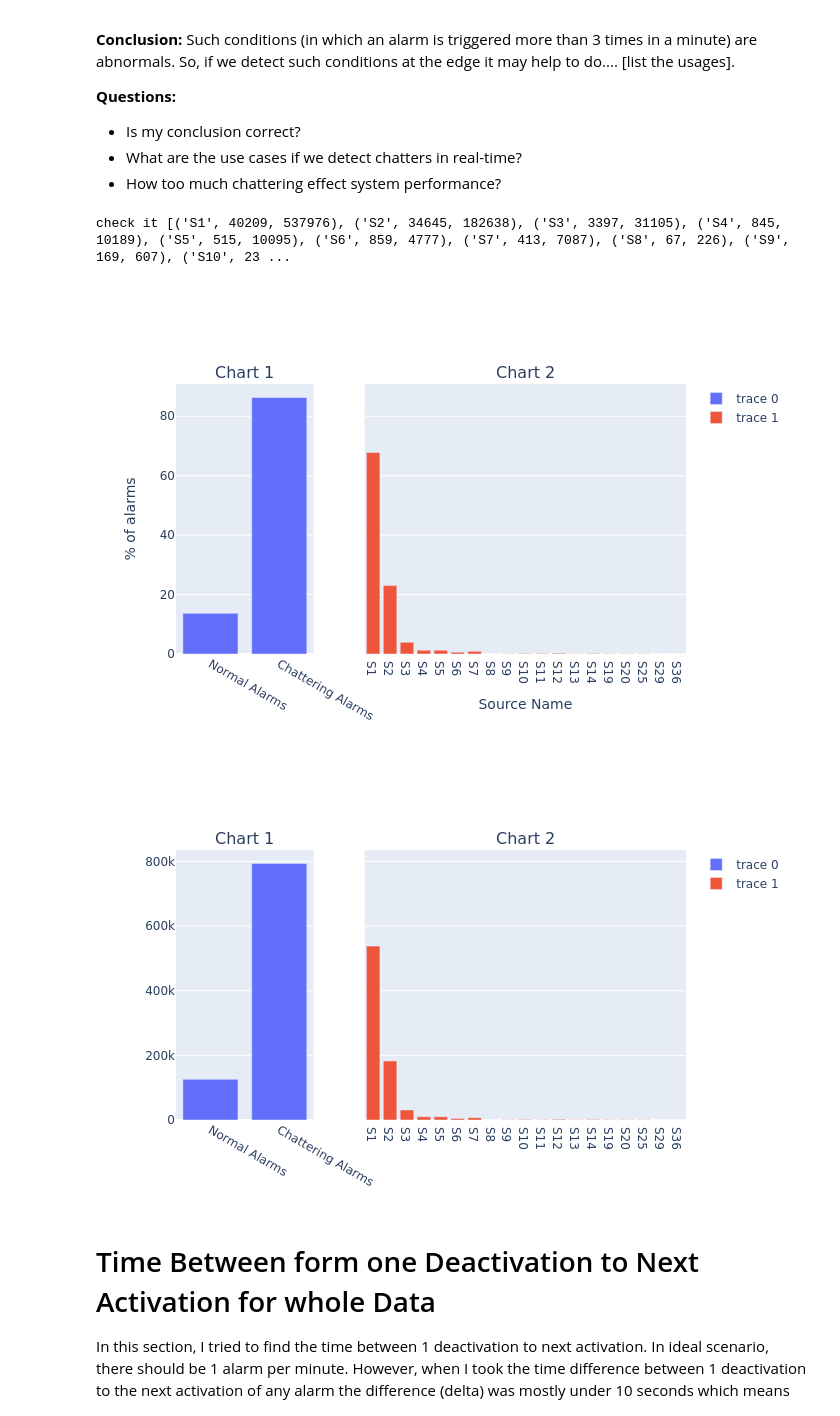
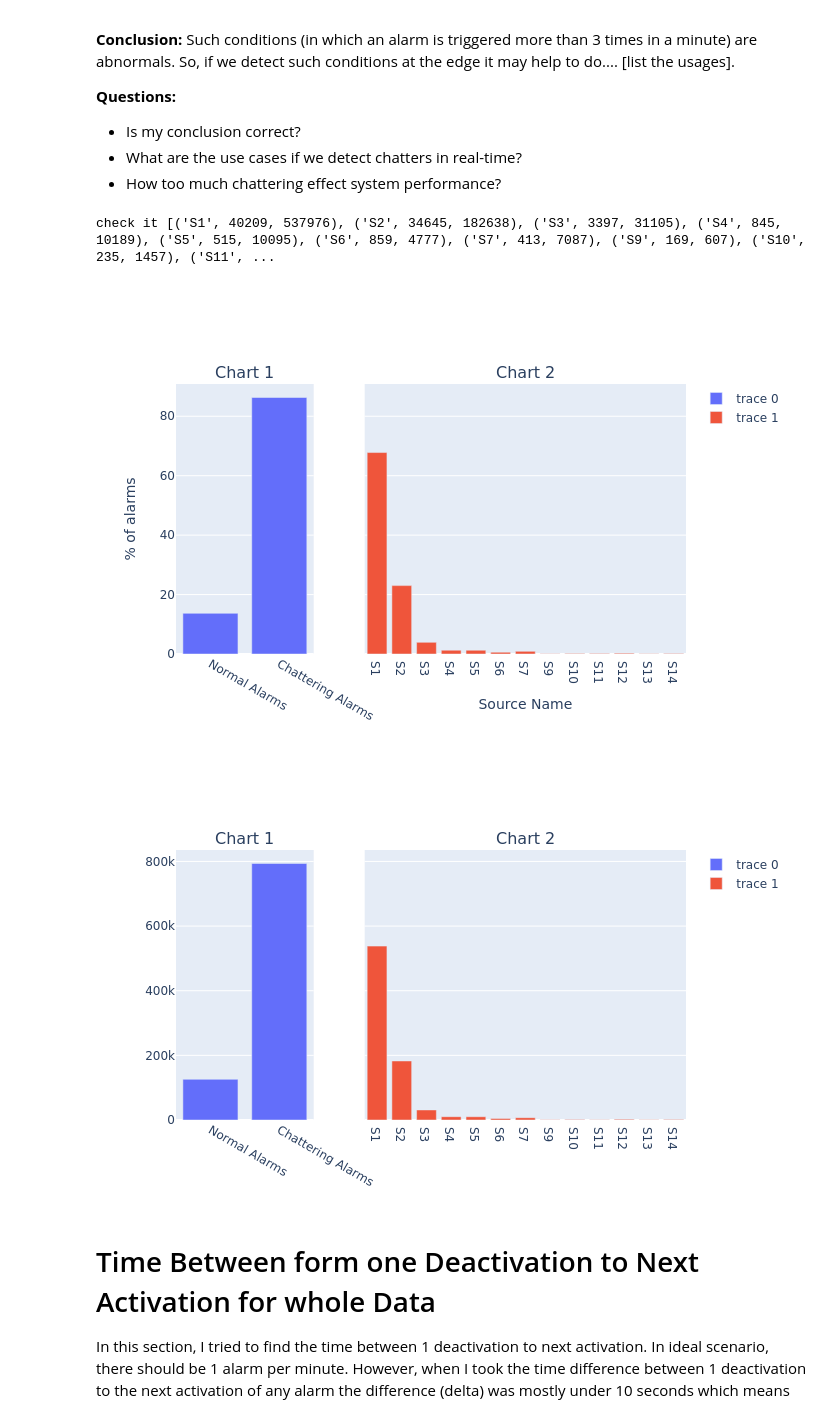
Before and after one commit to warisgill/tupras-analysis, a Jupyter notebook: new-alarm/analysis.ipynb, the cells around one changed output. Saved outputs shown, nothing was run; the diff lists cells and outputs as text; code cells hidden in the pictures.

Commit message:
optimized and refactored the chattering function

```diff
--- a/new-alarm/analysis.ipynb
+++ b/new-alarm/analysis.ipynb
@@ -19,6 +19,7 @@ input_fname = "formatted-pre-2-haziran2019.csv"
 include_iops = True
 num_top_sensors = 15 # include the sensors top x sensors which trigger most alarms
 num_top_conditions = 10
+chatter_filter = 100 # only consider those sources in which chattering happend more than these many times
 # %%
 path = "./data/new/"
 df = pd.read_csv(path + input_fname,low_memory=False, parse_dates = ["StartTime", "EndTime"])
@@ -186,12 +187,12 @@ fig.show(renderer="png")
 # %% [output]
 [figure]
 # %%
-sources = {} # contains each unique sourcename as key and corresponding alarms in a list
-for sname in df["SourceName"].unique():
-    sources[sname] =  []
-temp_dict = None
-for i in range(df.shape[0]):
-    temp_dict = {}
-    for key in df.columns:
-        temp_dict[key] = df[key][i]
-    sources[df["SourceName"][i]].append(temp_dict)
+# sources = {} # contains each unique sourcename as key and corresponding alarms in a list
+# for sname in df["SourceName"].unique():
+#     sources[sname] =  []
+# temp_dict = None
+# for i in range(df.shape[0]):
+#     temp_dict = {}
+#     for key in df.columns:
+#         temp_dict[key] = df[key][i]
+#     sources[df["SourceName"][i]].append(temp_dict)
@@ -211,71 +215,60 @@ If an alarm from the same source is triggered 3 times or less then such situatio
 x_axis = []
 y_axis = []
 chatters = []
-snames = list(sources.keys())
-
-total_chatters_in_data = 0
 total_alarms_in_all_chatters = 0
 
-for sname in snames:
-    chats, total_counts, alarms_count = findChatterings(sources[sname])
-    chatters.append((sname,total_counts, alarms_count))
-    total_chatters_in_data += total_counts
-    total_alarms_in_all_chatters += alarms_count
-# chatters = [t for t in sorted(chatters,key=lambda arg: arg[1], reverse=False)]
-# alarms = [alarm for alarm in sorted(alarms, key=lambda arg: arg["StartTime"], reverse=False)]
-# print(chatters)
 
-chatters = list(filter(lambda arg: arg[1]>30, chatters)) # alarms which chattered more than 100 times
+for sname in df["SourceName"].unique():
+    s_alarms =  df.loc[df['SourceName'].isin([sname])]
+    s_alarms = s_alarms.to_dict(orient="records")
+    chats = findChatterings(s_alarms)
+    chatters.append((sname, len(chats.keys()), sum([d["count"] for d in chats.values()])))
+    total_alarms_in_all_chatters += sum([d["count"] for d in chats.values()])
+
+chatters = list(filter(lambda arg: arg[1]>chatter_filter, chatters)) # alarms which chattered more than chatter_filter times
 print("check it",chatters)
 
 
+# Graph of Percentage
 fig = make_subplots(rows=1, cols=2, column_widths=[0.3, 0.7], shared_yaxes=True,subplot_titles=("Chart 1", "Chart 2"))
-
 x_axis = ["Normal Alarms", "Chattering Alarms"]
 y_axis = [df.shape[0]-total_alarms_in_all_chatters ,total_alarms_in_all_chatters]
 y_axis = list(map(lambda x: (x/df.shape[0])*100, y_axis))
 
 trace1 = go.Bar(x=x_axis, y=y_axis, text=x_axis)
 trace2 = go.Bar(x=[t[0] for t in chatters], y=[(t[2]/total_alarms_in_all_chatters)*100 for t in chatters])
 
 fig.add_trace(trace1, row=1, col=1)
 fig.add_trace(trace2, row=1, col =2)
-
 fig.update_layout(height=600, width=1000)
 fig.update_yaxes(title_text='% of alarms', row=1, col=1)
 fig.update_xaxes(title_text='Source Name', row=1, col=2)
 fig.show(renderer="png")
 
-
-
-
-# fig = go.Figure([go.Bar(x=[t[0] for t in chatters], y=[(t[2]/total_alarms_in_all_chatters)*100 for t in chatters])])
-# fig.update_layout(title="Chattering 2")
-# fig.show()
-
-# fig = px.histogram(df, x = "SourceName",)
-# fig.update_layout(title="Number of times each SourceName triggered an alarm.")
-# fig.show()
-
+#Graph of Counting
 fig = make_subplots(rows=1, cols=2, column_widths=[0.3, 0.7], subplot_titles=("Chart 1", "Chart 2") ,shared_yaxes=True)
 
 x_axis = ["Normal Alarms", "Chattering Alarms"]
 y_axis = [df.shape[0]-total_alarms_in_all_chatters ,total_alarms_in_all_chatters]
 # y_axis = list(map(lambda x: (x/df.shape[0])*100, y_axis))
 
 trace1 = go.Bar(x=x_axis, y=y_axis, text=x_axis)
 trace2 = go.Bar(x=[t[0] for t in chatters], y=[t[2] for t in chatters])
 
 fig.add_trace(trace1, row=1, col=1)
 fig.add_trace(trace2, row=1, col =2)
+fig.update_layout(height=600, width=1000)
+fig.show(renderer="png")
 
-fig.update_layout(height=600, width=1000)
+# fig = px.histogram(df, x="WeekDay", color="Condition",  barmode='group')
+# fig.show(renderer="png")
 
-fig.show(renderer="png")
+
+# check it [('S1', 40209, 537976), ('S2', 34645, 182638), ('S3', 3397, 31105), ('S4', 845, 10189), ('S5', 515, 10095), ('S6', 859, 4777), ('S7', 413, 7087), ('S8', 67, 226), ('S9', 169, 607), ('S10', 235, 1457), ('S11', 297, 1084), ('S12', 321, 2046), ('S13', 146, 565), ('S14', 209, 1346), ('S19', 83, 441), ('S20', 83, 441), ('S25', 60, 402), ('S29', 50, 225), ('S36', 34, 112)]
 # %% [output]
-check it [('S1', 40209, 537976), ('S2', 34645, 182638), ('S3', 3397, 31105), ('S4', 845, 10189), ('S5', 515, 10095), ('S6', 859, 4777), ('S7', 413, 7087), ('S8', 67, 226), ('S9', 169, 607), ('S10', 23 ...
+check it [('S1', 40209, 537976), ('S2', 34645, 182638), ('S3', 3397, 31105), ('S4', 845, 10189), ('S5', 515, 10095), ('S6', 859, 4777), ('S7', 413, 7087), ('S9', 169, 607), ('S10', 235, 1457), ('S11', ...
-[figure, old version]
+[figure, new version]
-[figure, old version]
+[figure, new version]
 # %% [markdown]
 # Time Between form one Deactivation to Next Activation for whole Data
 
```
Also changed, not shown: parts of 7 cells of this notebook, 1 other file.
